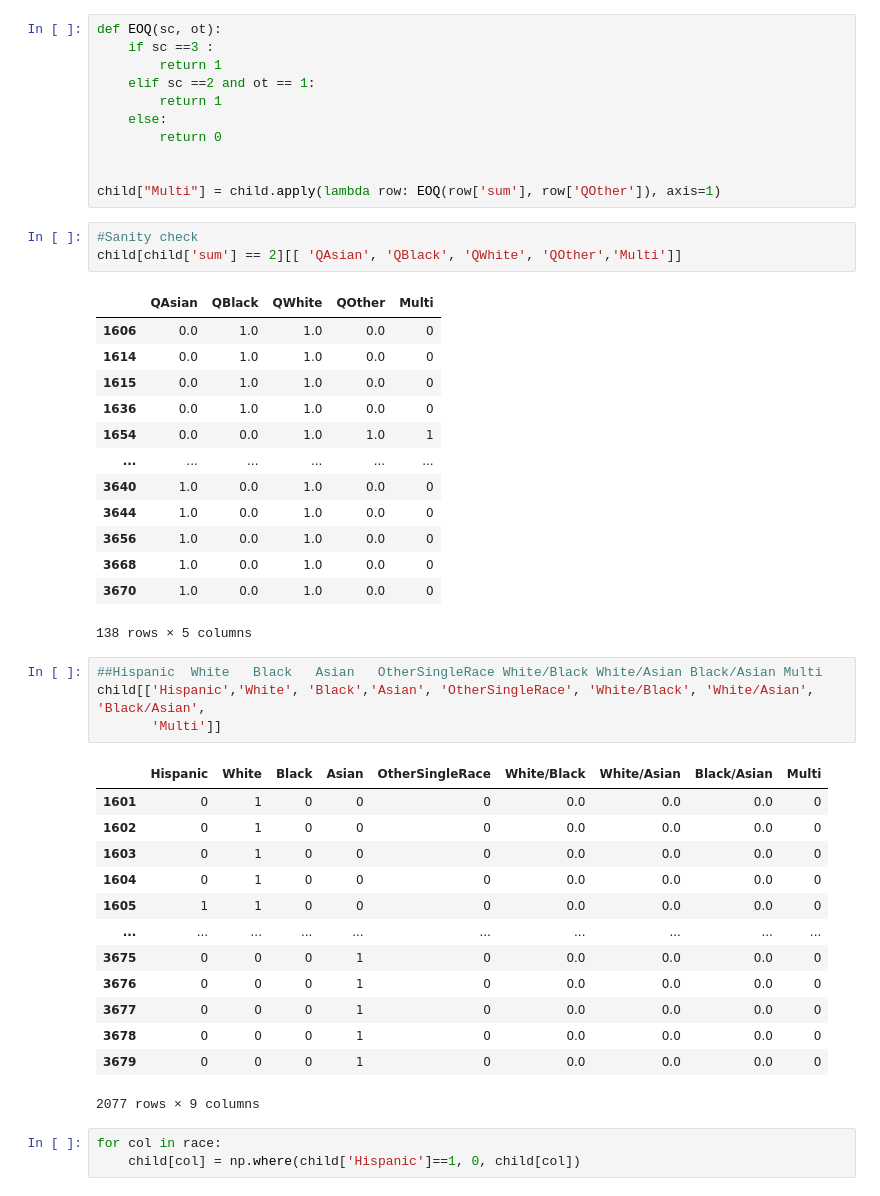
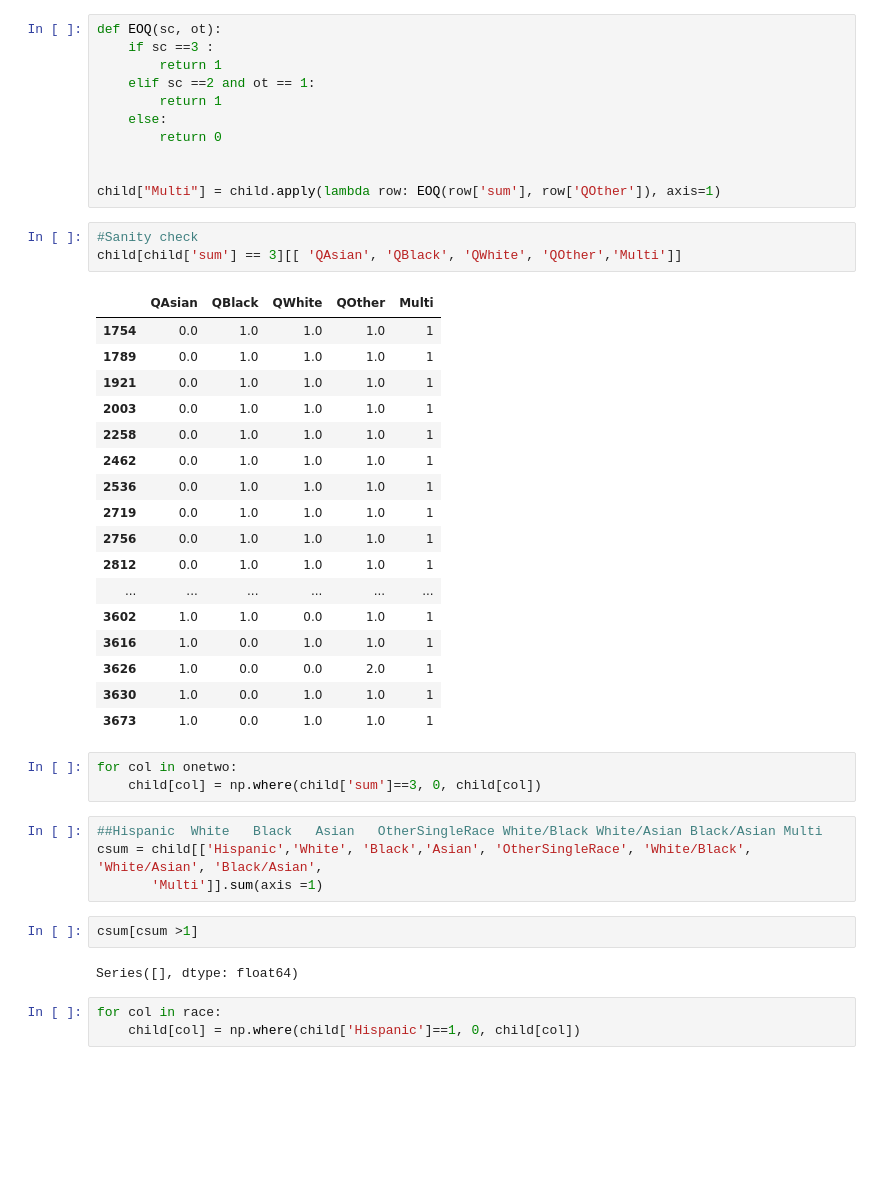
Before and after one commit to tianchu-shu/NWMSS, a Jupyter notebook: census_data.ipynb, the cells around one changed output. Cells and saved outputs as stored; diff of their text form; blank space fills up the shorter version.

```diff
--- a/census_data.ipynb
+++ b/census_data.ipynb
@@ -467,39 +473,36 @@ def EOQ(sc, ot):
 child["Multi"] = child.apply(lambda row: EOQ(row['sum'], row['QOther']), axis=1)
 # %%
 #Sanity check
-child[child['sum'] == 2][[ 'QAsian', 'QBlack', 'QWhite', 'QOther','Multi']]
+child[child['sum'] == 3][[ 'QAsian', 'QBlack', 'QWhite', 'QOther','Multi']]
 # %% [output]
 |  | QAsian | QBlack | QWhite | QOther | Multi |
-| 1606 | 0.0 | 1.0 | 1.0 | 0.0 | 0 |
-| 1614 | 0.0 | 1.0 | 1.0 | 0.0 | 0 |
-| 1615 | 0.0 | 1.0 | 1.0 | 0.0 | 0 |
-| 1636 | 0.0 | 1.0 | 1.0 | 0.0 | 0 |
-| 1654 | 0.0 | 0.0 | 1.0 | 1.0 | 1 |
+| 1754 | 0.0 | 1.0 | 1.0 | 1.0 | 1 |
+| 1789 | 0.0 | 1.0 | 1.0 | 1.0 | 1 |
+| 1921 | 0.0 | 1.0 | 1.0 | 1.0 | 1 |
+| 2003 | 0.0 | 1.0 | 1.0 | 1.0 | 1 |
+| 2258 | 0.0 | 1.0 | 1.0 | 1.0 | 1 |
+| 2462 | 0.0 | 1.0 | 1.0 | 1.0 | 1 |
+| 2536 | 0.0 | 1.0 | 1.0 | 1.0 | 1 |
+| 2719 | 0.0 | 1.0 | 1.0 | 1.0 | 1 |
+| 2756 | 0.0 | 1.0 | 1.0 | 1.0 | 1 |
+| 2812 | 0.0 | 1.0 | 1.0 | 1.0 | 1 |
 | ... | ... | ... | ... | ... | ... |
-| 3640 | 1.0 | 0.0 | 1.0 | 0.0 | 0 |
-| 3644 | 1.0 | 0.0 | 1.0 | 0.0 | 0 |
-| 3656 | 1.0 | 0.0 | 1.0 | 0.0 | 0 |
-| 3668 | 1.0 | 0.0 | 1.0 | 0.0 | 0 |
-| 3670 | 1.0 | 0.0 | 1.0 | 0.0 | 0 |
+| 3602 | 1.0 | 1.0 | 0.0 | 1.0 | 1 |
+| 3616 | 1.0 | 0.0 | 1.0 | 1.0 | 1 |
+| 3626 | 1.0 | 0.0 | 0.0 | 2.0 | 1 |
+| 3630 | 1.0 | 0.0 | 1.0 | 1.0 | 1 |
+| 3673 | 1.0 | 0.0 | 1.0 | 1.0 | 1 |
-138 rows × 5 columns
+# %%
+for col in onetwo:
+    child[col] = np.where(child['sum']==3, 0, child[col])
 # %%
 ##Hispanic	White	Black	Asian	OtherSingleRace	White/Black	White/Asian	Black/Asian	Multi
-child[['Hispanic','White', 'Black','Asian', 'OtherSingleRace', 'White/Black', 'White/Asian', 'Black/Asian',
-       'Multi']]
+csum = child[['Hispanic','White', 'Black','Asian', 'OtherSingleRace', 'White/Black', 'White/Asian', 'Black/Asian',
+       'Multi']].sum(axis =1)
-# %% [output]
-|  | Hispanic | White | Black | Asian | OtherSingleRace | White/Black | White/Asian | Black/Asian | Multi |
-| 1601 | 0 | 1 | 0 | 0 | 0 | 0.0 | 0.0 | 0.0 | 0 |
-| 1602 | 0 | 1 | 0 | 0 | 0 | 0.0 | 0.0 | 0.0 | 0 |
-| 1603 | 0 | 1 | 0 | 0 | 0 | 0.0 | 0.0 | 0.0 | 0 |
-| 1604 | 0 | 1 | 0 | 0 | 0 | 0.0 | 0.0 | 0.0 | 0 |
-| 1605 | 1 | 1 | 0 | 0 | 0 | 0.0 | 0.0 | 0.0 | 0 |
-| ... | ... | ... | ... | ... | ... | ... | ... | ... | ... |
-| 3675 | 0 | 0 | 0 | 1 | 0 | 0.0 | 0.0 | 0.0 | 0 |
-| 3676 | 0 | 0 | 0 | 1 | 0 | 0.0 | 0.0 | 0.0 | 0 |
-| 3677 | 0 | 0 | 0 | 1 | 0 | 0.0 | 0.0 | 0.0 | 0 |
-| 3678 | 0 | 0 | 0 | 1 | 0 | 0.0 | 0.0 | 0.0 | 0 |
-| 3679 | 0 | 0 | 0 | 1 | 0 | 0.0 | 0.0 | 0.0 | 0 |
-2077 rows × 9 columns
+# %%
+csum[csum >1]
+# %% [output]
+Series([], dtype: float64)
 # %%
 for col in race:
     child[col] = np.where(child['Hispanic']==1, 0, child[col])
```
Also changed, not shown: parts of 9 cells of this notebook.
